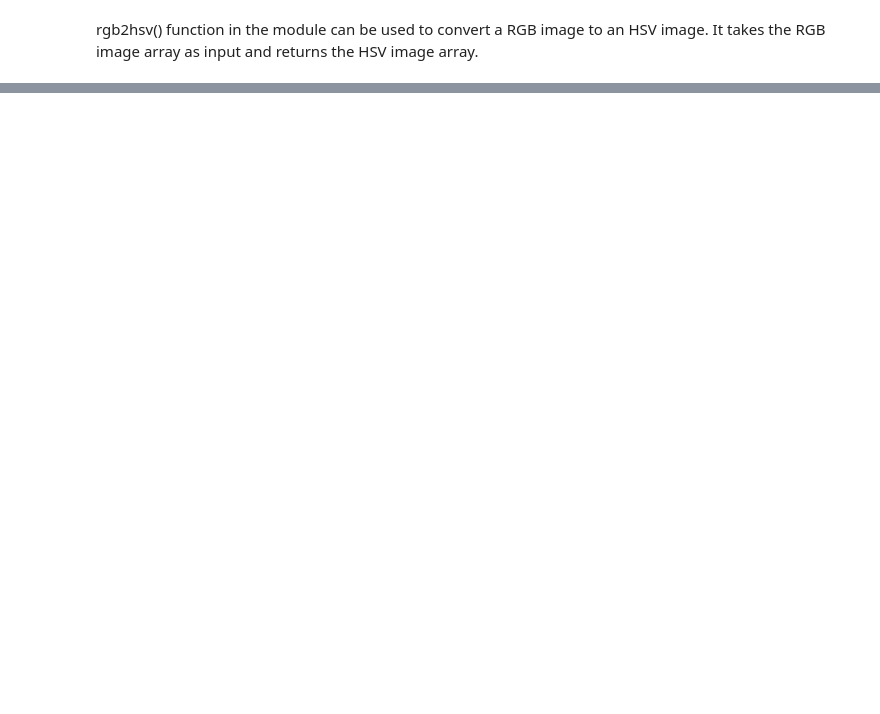
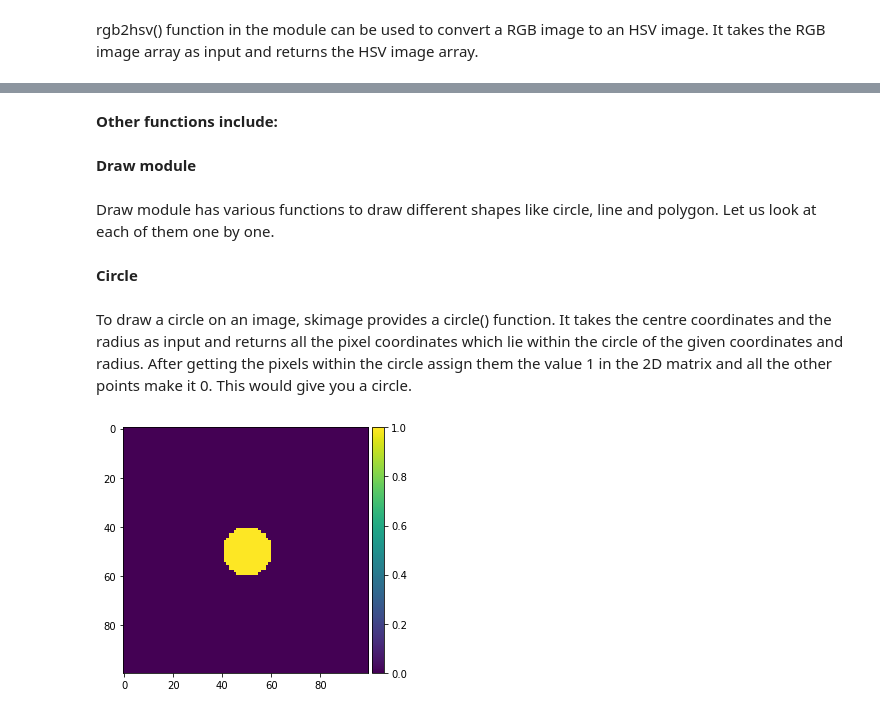
Before and after one commit to gigwegbe/Computer-Vision-with-Python-3, a Jupyter notebook: Chapter_01/Chapter 1_ Introduction to Image Processing.ipynb, the cells around one changed output, grey strips where cells are left out. Saved outputs shown, nothing was run; the diff lists cells and outputs as text; code cells hidden in the pictures; blank space fills up the shorter version.

```diff
--- a/Chapter_01/Chapter 1_ Introduction to Image Processing.ipynb
+++ b/Chapter_01/Chapter 1_ Introduction to Image Processing.ipynb
@@ -340,0 +345,20 @@ img_hsv = color.rgb2hsv(img)
+# %% [markdown]
+<strong>Other functions include:</strong>
+# %% [markdown]
+<strong> Draw module </strong>
+# %% [markdown]
+Draw module has various functions to draw different shapes like circle, line and polygon. Let us look at each of them one by one.
+# %% [markdown]
+<strong>Circle<strong>
+# %% [markdown]
+To draw a circle on an image, skimage provides a circle() function. It takes the centre coordinates and the radius as input and returns all the pixel coordinates which lie within the circle of the given coordinates and radius. After getting the pixels within the circle assign them the value 1 in the 2D matrix and all the other points make it 0. This would give you a circle.
+# %%
+import numpy as np
+from skimage import io, draw
+img = np.zeros((100,100), dtype = np.uint8)
+x,y = draw.circle(50,50,10)
+img[x,y] = 1
+io.imshow(img)
+io.show()
+# %% [output]
+[figure, added]
```
Also changed, not shown: parts of 9 cells of this notebook.
